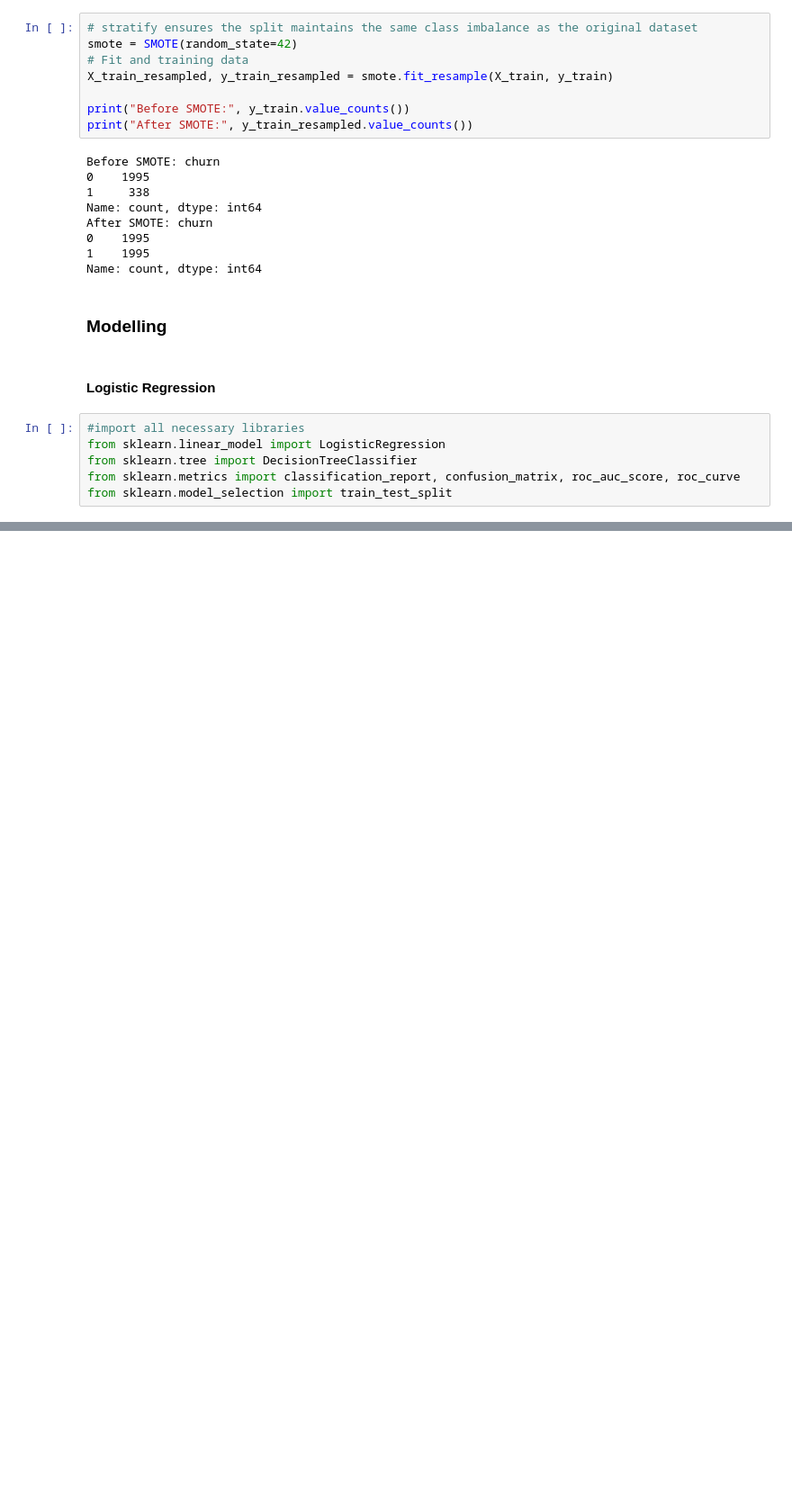
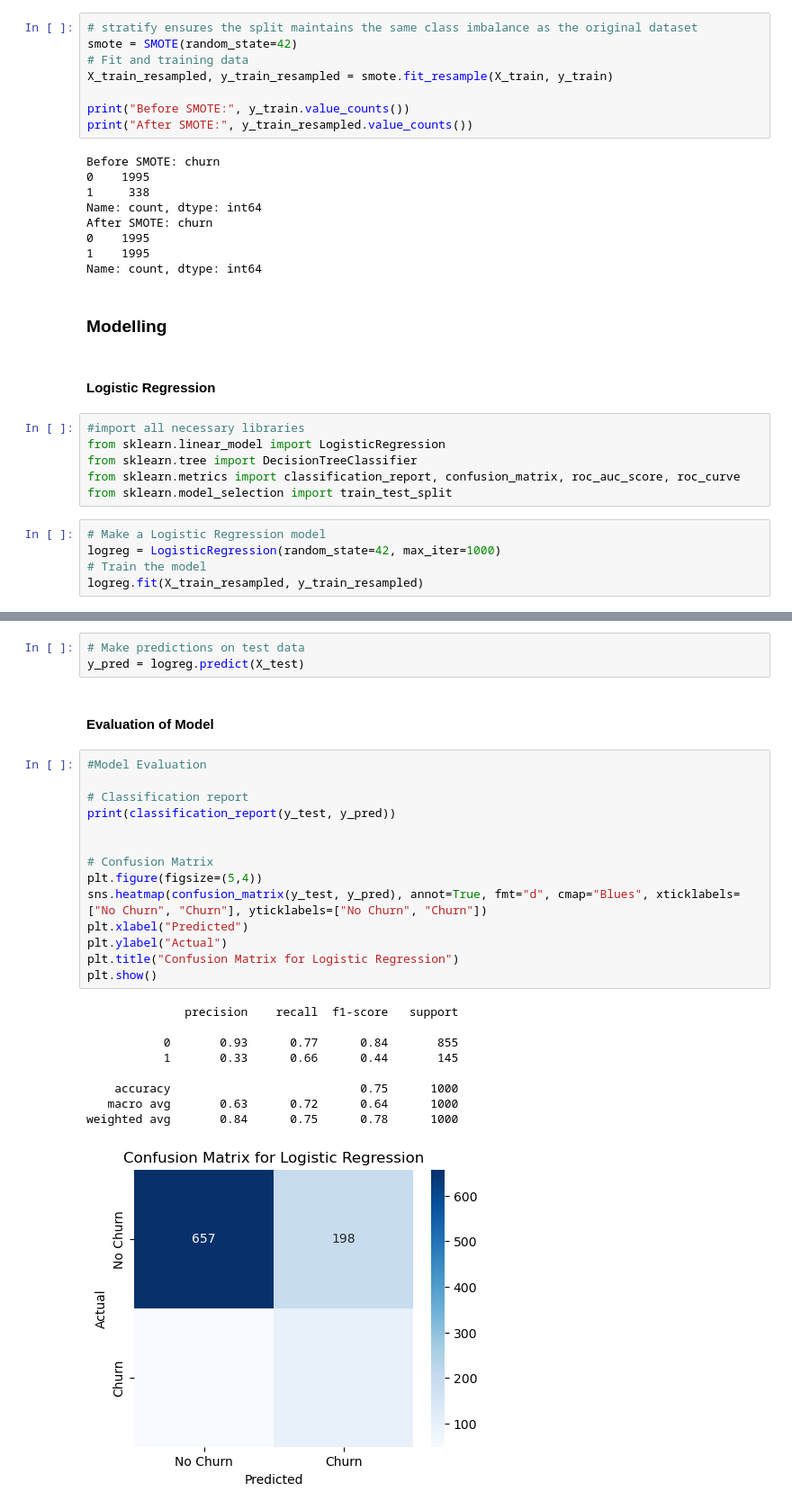
Before and after one commit to Limo-Vincent/Group_9_Phase_3_project, a Jupyter notebook: jupyter_notebook.ipynb, the cells around one changed output, grey strips where cells are left out. Shown: that part at 90% size. Drawn from its saved outputs; the diff is of its cells as text; blank space fills up the shorter version.

Commit message:
modelling

```diff
--- a/jupyter_notebook.ipynb
+++ b/jupyter_notebook.ipynb
@@ -480,3 +480,8 @@ from sklearn.linear_model import LogisticRegression
 from sklearn.tree import DecisionTreeClassifier
 from sklearn.metrics import classification_report, confusion_matrix, roc_auc_score, roc_curve
 from sklearn.model_selection import train_test_split
+# %%
+# Make a Logistic Regression model
+logreg = LogisticRegression(random_state=42, max_iter=1000)
+# Train the model
+logreg.fit(X_train_resampled, y_train_resampled)
@@ -482,0 +497,29 @@ from sklearn.model_selection import train_test_split
+# %%
+# Make predictions on test data
+y_pred = logreg.predict(X_test)
+# %% [markdown]
+#### Evaluation of Model
+# %%
+#Model Evaluation
+
+# Classification report
+print(classification_report(y_test, y_pred))
+
+
+# Confusion Matrix
+plt.figure(figsize=(5,4))
+sns.heatmap(confusion_matrix(y_test, y_pred), annot=True, fmt="d", cmap="Blues", xticklabels=["No Churn", "Churn"], yticklabels=["No Churn", "Churn"])
+plt.xlabel("Predicted")
+plt.ylabel("Actual")
+plt.title("Confusion Matrix for Logistic Regression")
+plt.show()
+# %% [output]
+              precision    recall  f1-score   support
+
+           0       0.93      0.77      0.84       855
+           1       0.33      0.66      0.44       145
+
+    accuracy                           0.75      1000
+   macro avg       0.63      0.72      0.64      1000
+weighted avg       0.84      0.75      0.78      1000
+[figure, added]
```
Also changed, not shown: parts of 8 cells of this notebook.
